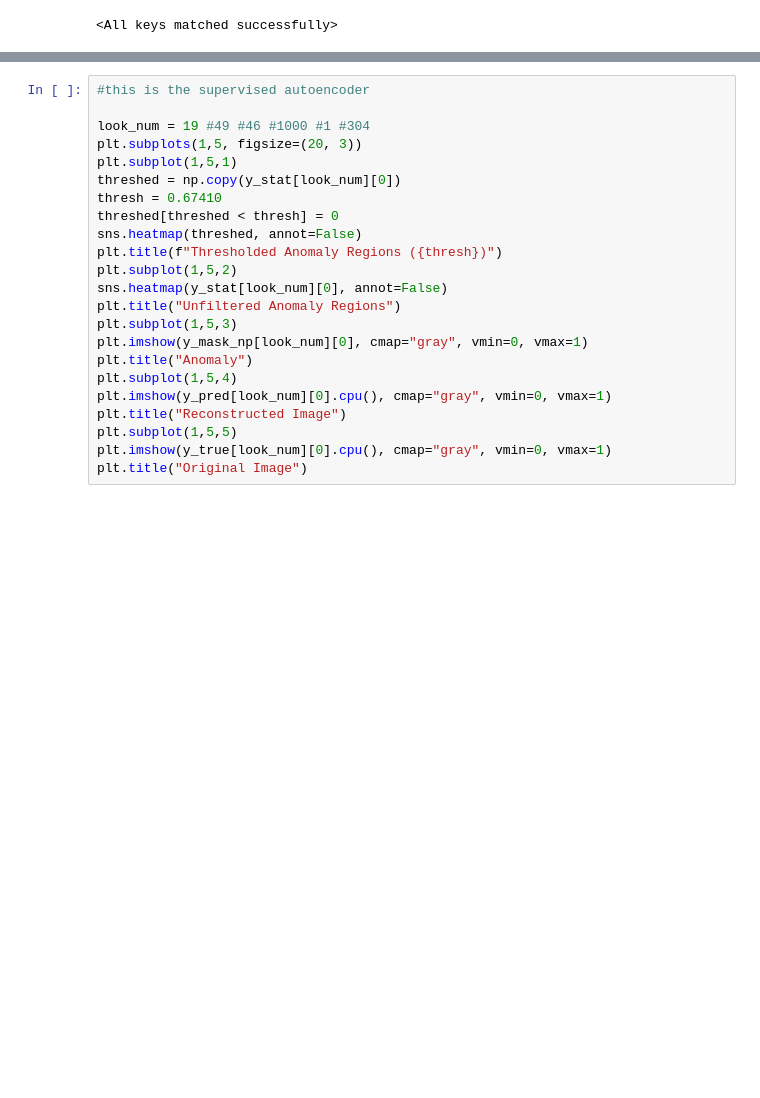
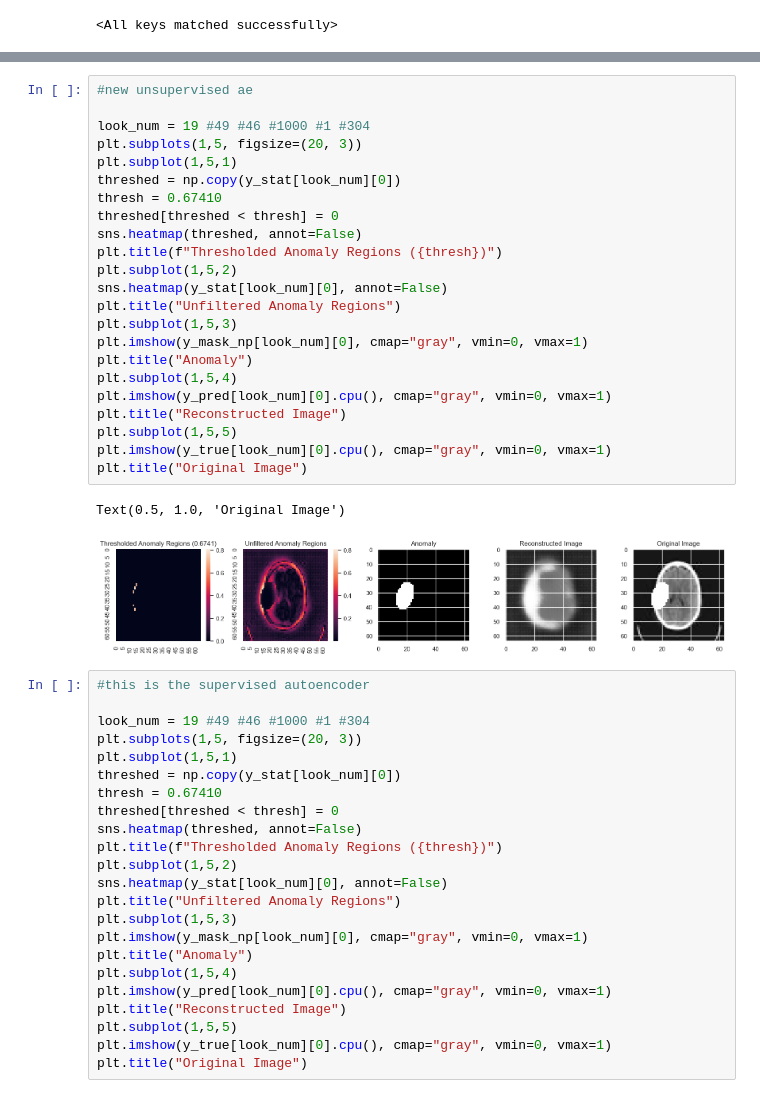
Before and after one commit to Retronomia/CS-274E-Brain-Segmentation, a Jupyter notebook: autoencoder.ipynb, the cells around one changed output, grey strips where cells are left out. Drawn from its saved outputs; the diff is of its cells as text; blank space fills up the shorter version.

```diff
--- a/autoencoder.ipynb
+++ b/autoencoder.ipynb
@@ -1335,3 +1410,29 @@ Threshold: 0.9000
+# %%
+#new unsupervised ae
+
+look_num = 19 #49 #46 #1000 #1 #304
+plt.subplots(1,5, figsize=(20, 3))
+plt.subplot(1,5,1)
+threshed = np.copy(y_stat[look_num][0])
+thresh = 0.67410
+threshed[threshed < thresh] = 0
+sns.heatmap(threshed, annot=False)
+plt.title(f"Thresholded Anomaly Regions ({thresh})")
+plt.subplot(1,5,2)
+sns.heatmap(y_stat[look_num][0], annot=False)
+plt.title("Unfiltered Anomaly Regions")
+plt.subplot(1,5,3)
+plt.imshow(y_mask_np[look_num][0], cmap="gray", vmin=0, vmax=1)
+plt.title("Anomaly")
+plt.subplot(1,5,4)
+plt.imshow(y_pred[look_num][0].cpu(), cmap="gray", vmin=0, vmax=1)
+plt.title("Reconstructed Image")
+plt.subplot(1,5,5)
+plt.imshow(y_true[look_num][0].cpu(), cmap="gray", vmin=0, vmax=1)
+plt.title("Original Image")
+# %% [output]
+Text(0.5, 1.0, 'Original Image')
+[figure, added]
 # %%
 #this is the supervised autoencoder
 
```
Also changed, not shown: parts of 11 cells of this notebook, 2 other files.
